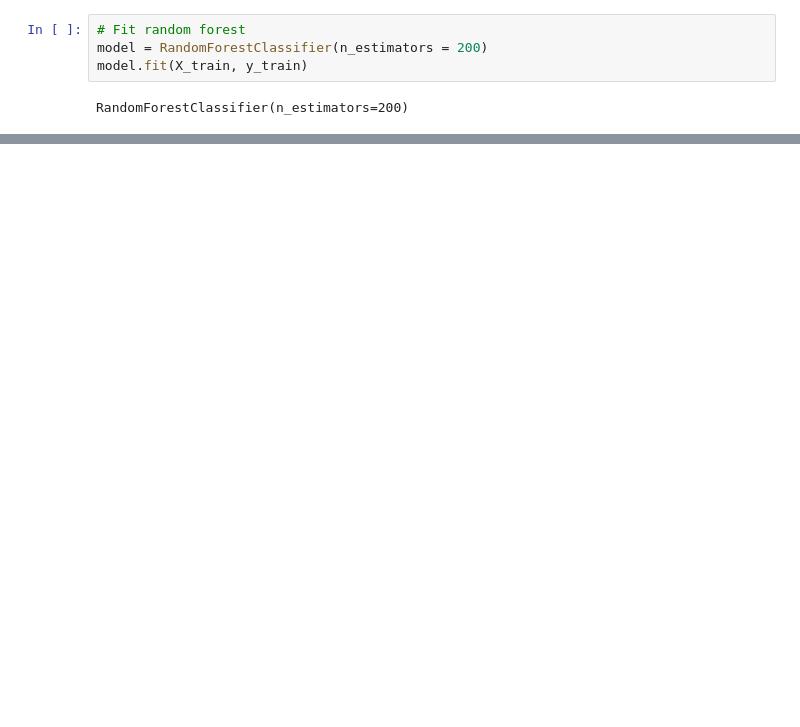
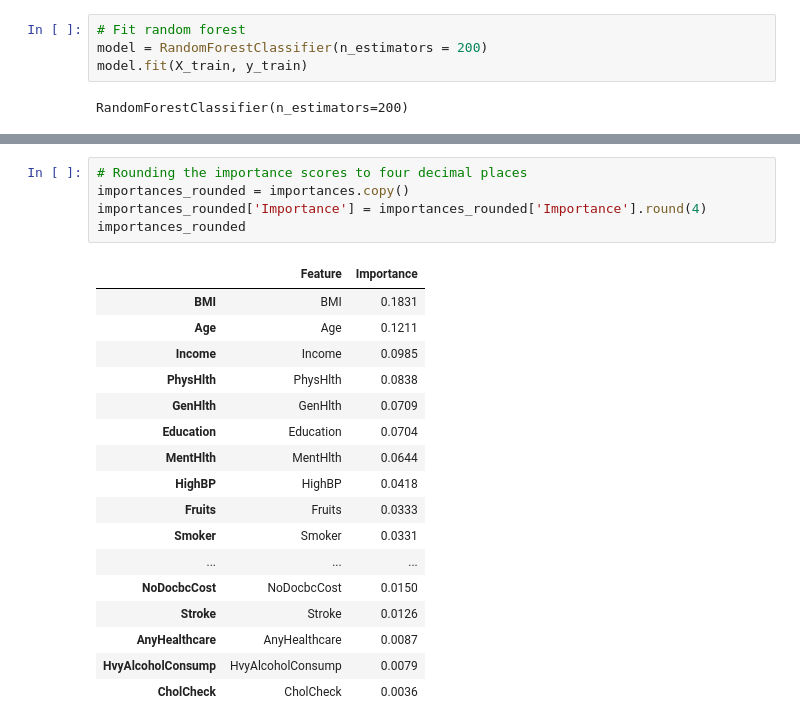
Before and after one commit to jonathantlu/ecs171-group17, a Jupyter notebook: RandomForest.ipynb, the cells around one changed output, grey strips where cells are left out. Drawn from its saved outputs; the diff is of its cells as text; blank space fills up the shorter version.

```diff
--- a/RandomForest.ipynb
+++ b/RandomForest.ipynb
@@ -76,0 +116,23 @@ plt.show()
+# %%
+# Rounding the importance scores to four decimal places
+importances_rounded = importances.copy()
+importances_rounded['Importance'] = importances_rounded['Importance'].round(4)
+importances_rounded
+# %% [output]
+|  | Feature | Importance |
+| BMI | BMI | 0.1831 |
+| Age | Age | 0.1211 |
+| Income | Income | 0.0985 |
+| PhysHlth | PhysHlth | 0.0838 |
+| GenHlth | GenHlth | 0.0709 |
+| Education | Education | 0.0704 |
+| MentHlth | MentHlth | 0.0644 |
+| HighBP | HighBP | 0.0418 |
+| Fruits | Fruits | 0.0333 |
+| Smoker | Smoker | 0.0331 |
+| ... | ... | ... |
+| NoDocbcCost | NoDocbcCost | 0.0150 |
+| Stroke | Stroke | 0.0126 |
+| AnyHealthcare | AnyHealthcare | 0.0087 |
+| HvyAlcoholConsump | HvyAlcoholConsump | 0.0079 |
+| CholCheck | CholCheck | 0.0036 |
```
Also changed, not shown: parts of 13 cells of this notebook.
